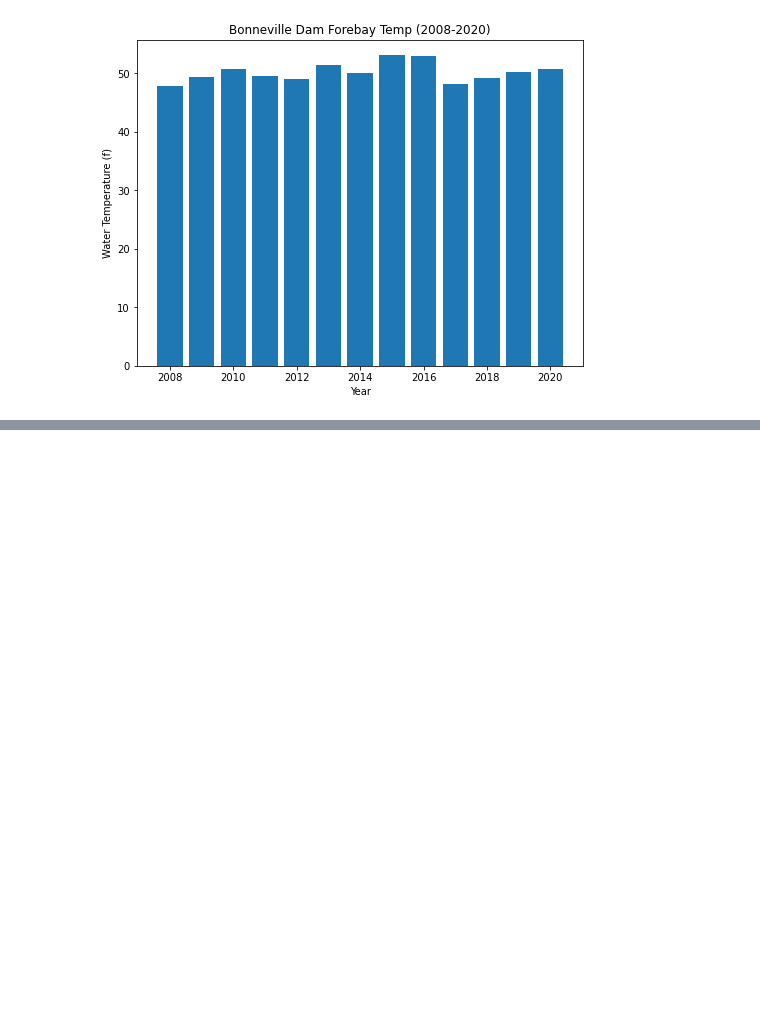
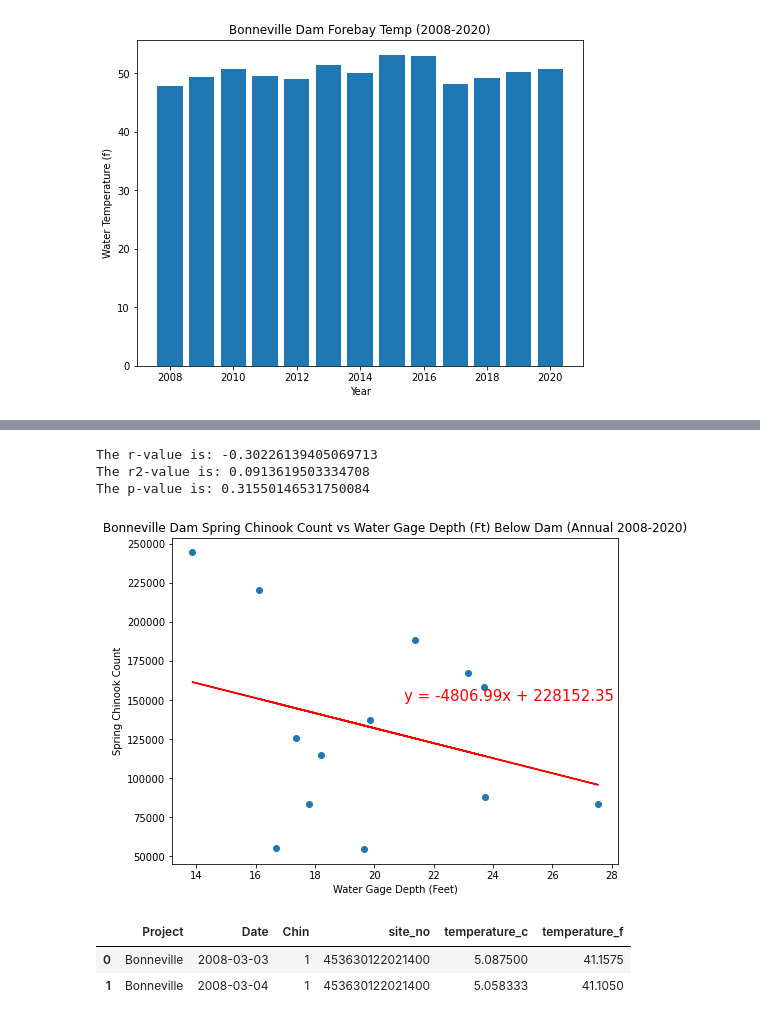
Before and after one commit to jayhjman/bootcamp-project1, a Jupyter notebook: last_willamette.ipynb, the cells around one changed output, grey strips where cells are left out. Cells and saved outputs as stored; diff of their text form; code cells hidden in the pictures; blank space fills up the shorter version.

```diff
--- a/last_willamette.ipynb
+++ b/last_willamette.ipynb
@@ -429,0 +488,33 @@ plt.show()
+# %%
+# Plot a scatter and regression of annual river depth and salmon counts to see if any correlation
+
+slope, intercept, rvalue, pvalue, stderr = linregress(merged_bonneville_salmon_data_df["Gage_Mean"],
+                                                      merged_bonneville_salmon_data_df["Chin"])
+regress_values =merged_bonneville_salmon_data_df["Gage_Mean"] * slope + intercept
+line_eq = "y = " + str(round(slope,2)) + "x + " + str(round(intercept,2))
+print(f"The r-value is: {rvalue}")
+print(f"The r2-value is: {rvalue**2}")
+print(f"The p-value is: {pvalue}")
+
+fig, ax = plt.subplots(figsize=(8,6))
+ax.set_xlabel("Water Gage Depth (Feet)")
+ax.set_ylabel("Spring Chinook Count")
+ax.set_title("Bonneville Dam Spring Chinook Count vs Water Gage Depth (Ft) Below Dam (Annual 2008-2020)")
+ax.annotate(line_eq, (21,150000), fontsize=15, color="red")
+ax.plot(merged_bonneville_salmon_data_df["Gage_Mean"], regress_values, "r-")
+ax.scatter(merged_bonneville_salmon_data_df["Gage_Mean"], merged_bonneville_salmon_data_df["Chin"])
+plt.savefig(annual_image_path + "bonn_below_annual_scatter_gage.png")
+plt.show()
+# %% [output]
+The r-value is: -0.30226139405069713
+The r2-value is: 0.0913619503334708
+The p-value is: 0.31550146531750084
+[figure, added]
+# %%
+# Read the cleaned data for daily water temp and salmon
+merged_clean_below_bonneville_dodson_temp_mean_df = pd.read_csv('Resources\Below_Bonneville_Salmon_Daily_Temp_Data.csv')
+merged_clean_below_bonneville_dodson_temp_mean_df.head(2)
+# %% [output]
+|  | Project | Date | Chin | site_no | temperature_c | temperature_f |
+| 0 | Bonneville | 2008-03-03 | 1 | 453630122021400 | 5.087500 | 41.1575 |
+| 1 | Bonneville | 2008-03-04 | 1 | 453630122021400 | 5.058333 | 41.1050 |
```
Also changed, not shown: parts of 12 cells of this notebook, 6 other files.
